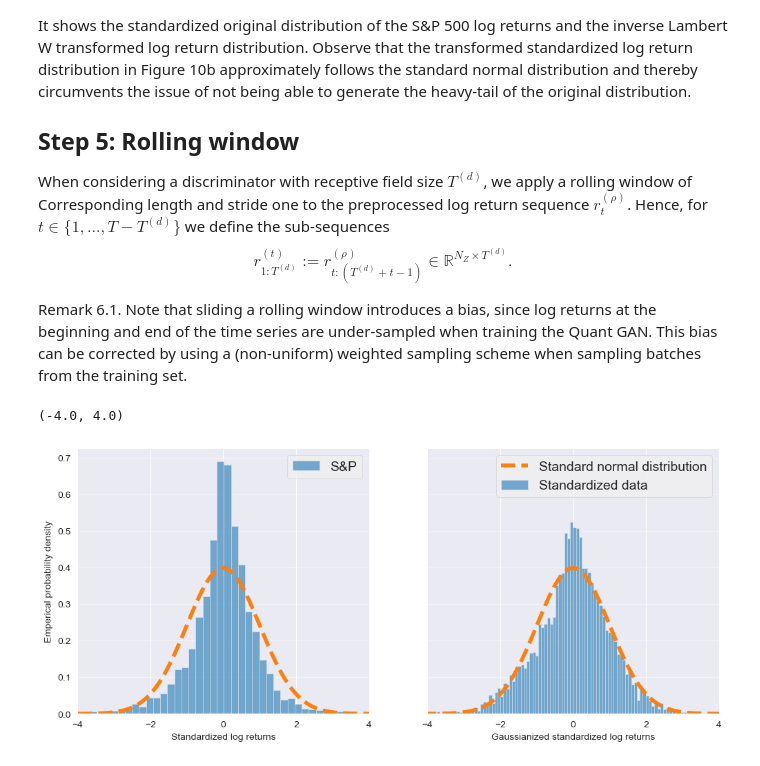
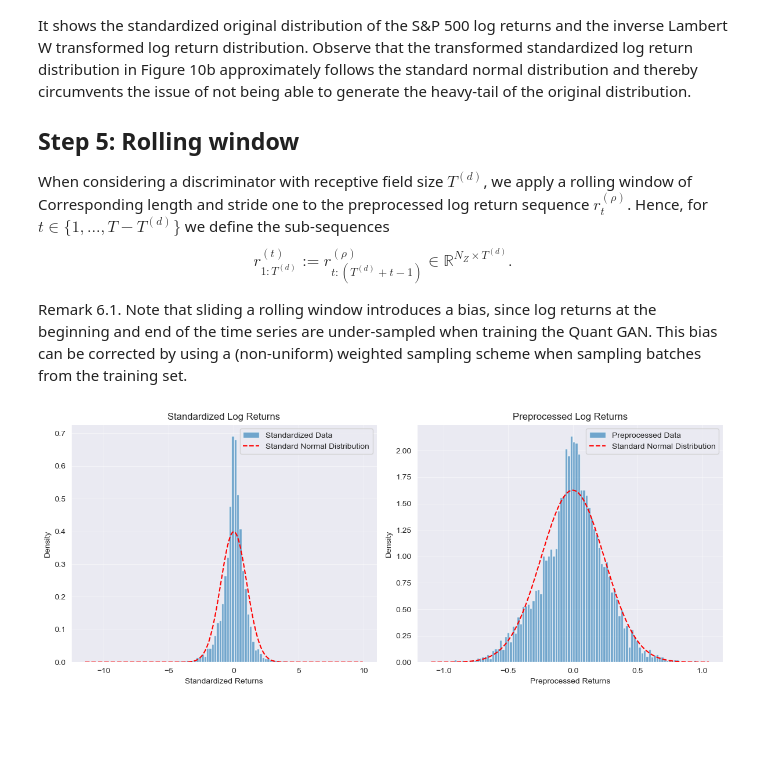
Before and after one commit to michaelacn/Quant-GAN, a Jupyter notebook: preprocess.ipynb, the cells around one changed output. Saved outputs shown, nothing was run; the diff lists cells and outputs as text; code cells hidden in the pictures; blank space fills up the shorter version.

```diff
--- a/preprocess.ipynb
+++ b/preprocess.ipynb
@@ -124,6 +121,7 @@ standardScaler1 = StandardScaler()
 # %%
-log_norm = standardScaler1.fit_transform(log_returns).flatten()
-log_norm = pd.Series(log_norm, index=log_returns.index)
+log_returns = np.log(prices).diff().dropna().values
+log_norm = log_returns - np.mean(log_returns)
 params = igmm(log_norm)
 log_transformed = W_delta((log_norm - params[0]) / params[1], params[2])
-log_processed = (log_transformed - np.mean(log_transformed)) / np.std(log_transformed)
+log_max = np.max(np.abs(log_transformed))
+log_processed = log_transformed / log_max
@@ -135,27 +128,31 @@ standardScaler = StandardScaler()
-# %%
-fig, ax = plt.subplots(ncols=2, figsize=(12, 5), sharey=True, sharex=True)
-# Log returns before and after the lambert W inverse transform respectively (both standardized).
-plt.style.use('fivethirtyeight')
-
-ax[0].hist(standardScaler.fit_transform(log_returns), bins=100, density=True, alpha=0.6, label=log_returns.columns)
-x_range = np.linspace(*ax[0].get_xlim(), num=1000)
-ax[0].plot(x_range, norm.pdf(x_range), linestyle='dashed')
-
-ax[1].hist(log_processed, bins=100, density=True, alpha=0.6)
-x_range = np.linspace(*ax[1].get_xlim(), num=1000)
-ax[1].plot(x_range, norm.pdf(x_range), linestyle='dashed')
-
-# add a grid to compare easily
-ax[0].yaxis.grid(True, alpha=0.5)
-ax[1].yaxis.grid(True, alpha=0.5)
-
-ax[0].legend()
-ax[1].legend(['Standard normal distribution', 'Standardized data'])
-ax[0].set_ylabel('Emperical probability density')
-ax[0].set_xlabel('Standardized log returns')
-ax[1].set_xlabel('Gaussianized standardized log returns')
-
-ax[0].set_xlim(-4, 4)
-# %% [output]
-(-4.0, 4.0)
-[figure, removed]
+# %%
+standardScaler1 = StandardScaler()
+log_returns_scaled = standardScaler1.fit_transform(log_returns)
+
+fig, ax = plt.subplots(ncols=2, figsize=(12, 5))
+
+ax[0].hist(log_returns_scaled, bins=100, density=True, alpha=0.6, label='Standardized Data')
+x_range = np.linspace(*ax[0].get_xlim(), num=1000)
+ax[0].plot(x_range, norm.pdf(x_range), linestyle='dashed', color='r', label='Standard Normal Distribution')
+ax[0].set_title('Standardized Log Returns')
+ax[0].set_xlabel('Standardized Returns')
+ax[0].set_ylabel('Density')
+ax[0].legend()
+ax[0].grid(True, alpha=0.5)
+
+mu, sigma = log_processed.mean(), log_processed.std()
+ax[1].hist(log_processed, bins=100, density=True, alpha=0.6, label='Preprocessed Data')
+x_min, x_max = ax[1].get_xlim()
+x_range = np.linspace(x_min, x_max, 1000)
+ax[1].plot(x_range, norm.pdf(x_range, mu, sigma), linestyle='dashed', color='r',
+           label='Standard Normal Distribution')
+ax[1].set_title('Preprocessed Log Returns')
+ax[1].set_xlabel('Preprocessed Returns')
+ax[1].set_ylabel('Density')
+ax[1].legend()
+ax[1].grid(True, alpha=0.5)
+
+plt.tight_layout()
+plt.show()
+# %% [output]
+[figure, added]
```
Also changed, not shown: parts of 4 cells of this notebook.
